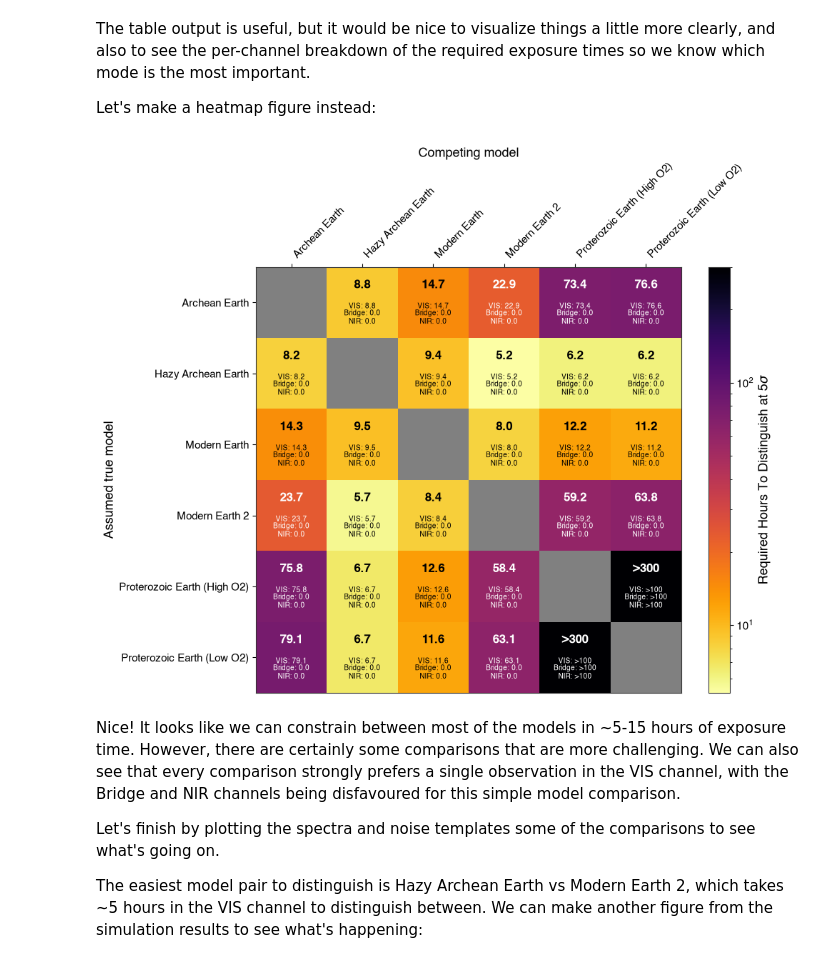
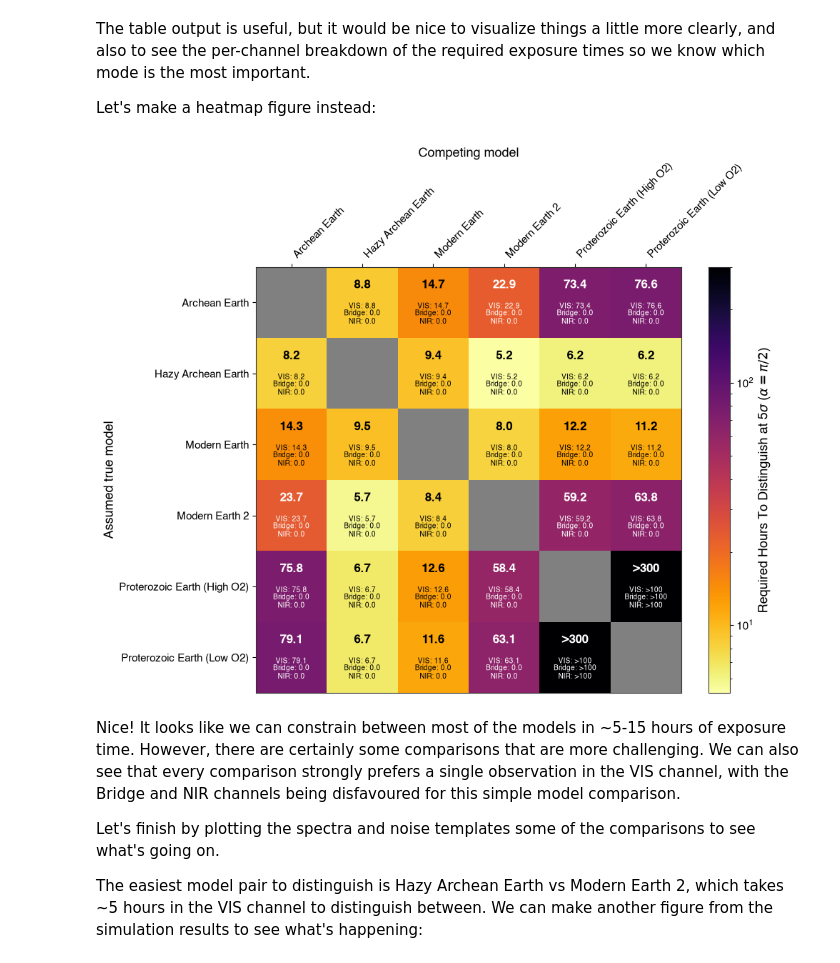
Before and after one commit to eleonoraalei/pyEDITH, a Jupyter notebook: tutorials/exoearth_spectroscopy_tutorial.ipynb, the cells around one changed output. Cells and saved outputs as stored; diff of their text form; code cells hidden in the pictures.

Commit message:
Add phase angle to figures and reduce warning print outs

```diff
--- a/tutorials/exoearth_spectroscopy_tutorial.ipynb
+++ b/tutorials/exoearth_spectroscopy_tutorial.ipynb
@@ -161,8 +161,9 @@ base_params = {
     # --- Observatory / instrument ---
     "observatory_preset": "EAC1",
     "psf_trunc_ratio": 0.3,
-    "IFS_eff": 1.0,
+    "IFS_eff": [1.0]*len(wl_input),
     "noisefloor_PPF": 30,
+    "ez_PPF": [np.inf]*len(wl_input),
 }
 # %% [markdown]
 Now we have defined some base settings for the calculation, we can parse the filter list to confirm which filters are active for our input wavelength range, and extract the resolved wavelength grid of each channel.
@@ -657,7 +614,7 @@ ax.set_ylabel("Assumed true model")
 
 # Colorbar
 cbar = plt.colorbar(im, ax=ax)
-cbar.set_label(f"Required Hours To Distinguish at {int(SIGMA_TARGET)}$\\sigma$")
+cbar.set_label(f"Required Hours To Distinguish at {int(SIGMA_TARGET)}$\\sigma$ ($\\alpha=\\pi / 2$)")
 
 # Build per-channel times lookup from ranked_pairs
 model_names_list = list(t_required_matrix_df.index)
@@ -688,34 +645,34 @@ for i in range(t_required_matrix_df.shape[0]):
         elif not np.isfinite(val):
             # If no valid exposure time, assume it's above the theoretical maximum
             txt_total = f">{theoretical_max:.0f}"
             txt_channel = "\n".join(f"{name}: {fmt_time(t)}" for name, t in zip(channel_names, per_channel_times[(i, j)]))
         else:
             # Time is just the total required time
             txt_total = f"{val:.1f}"
             txt_channel = "\n".join([f"{name}: {t:.1f}" for name, t in zip(channel_names, per_channel_times[(i, j)])])
 
         # Determine text color based on cell brightness
         if np.isfinite(val) and val > 0:
             rgba = im.cmap(im.norm(val))
             brightness = 0.2126*rgba[0] + 0.7152*rgba[1] + 0.0722*rgba[2]
             text_color = "black" if brightness > 0.5 else "white"
         else:
             # For inf cells, use the color at inf_display_value
             rgba = im.cmap(im.norm(inf_display_value))
             brightness = 0.2126*rgba[0] + 0.7152*rgba[1] + 0.0722*rgba[2]
             text_color = "black" if brightness > 0.5 else "white"
 
         # Add text for total and per channel times
         ax.text(j, i - 0.25, txt_total, ha="center", va="center",
                 fontsize=12, fontweight="bold", color=text_color)
         if txt_channel:
             ax.text(j, i + 0.15, txt_channel, ha="center", va="center",
                     fontsize=7, color=text_color, linespacing=1.2)
 
 plt.tight_layout()
 plt.show()
 # %% [output]
-[figure, old version]
+[figure, new version]
 # %% [markdown]
 Nice! It looks like we can constrain between most of the models in ~5-15 hours of exposure time. However, there are certainly some comparisons that are more challenging. We can also see that every comparison strongly prefers a single observation in the VIS channel, with the Bridge and NIR channels being disfavoured for this simple model comparison.
 
```
Also changed, not shown: parts of 4 cells of this notebook.
